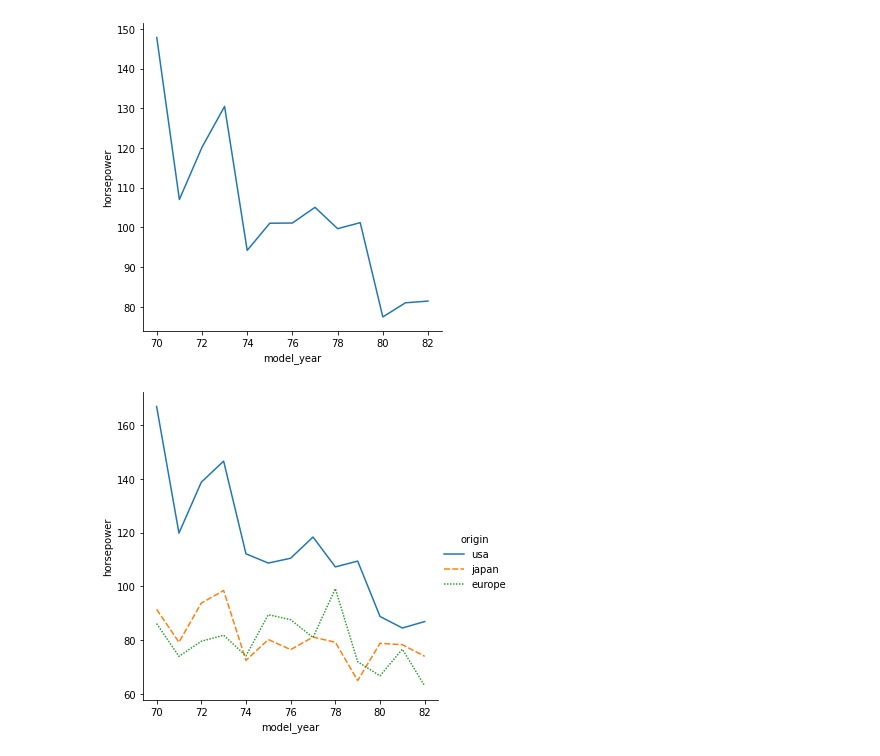
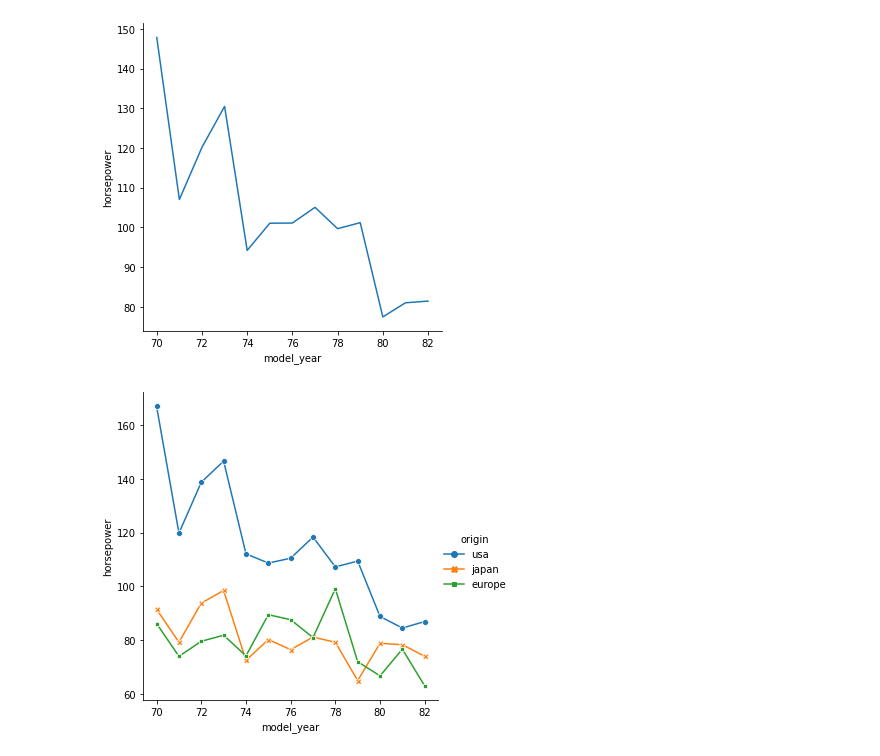
Before and after one commit to ishtiakrongon/Datacamp-Introduction_to_Data_Visualization_with_Seaborn, a Jupyter notebook: Visualizing two quantitative variables.ipynb, the cells around one changed output. Cells and saved outputs as stored; diff of their text form; code cells hidden in the pictures.

```diff
--- a/Visualizing two quantitative variables.ipynb
+++ b/Visualizing two quantitative variables.ipynb
@@ -320,10 +320,10 @@ sns.relplot(
 # %%
 # Change to create subgroups for country of origin
 sns.relplot(x="model_year", y="horsepower",
             data=mpg, kind="line",
-            ci=None, style = "origin", hue = "origin")
+            ci=None, style = "origin", hue = "origin", markers = True, dashes = False)
 
 # Show plot
 plt.show()
 # %% [output]
-[figure, old version]
+[figure, new version]
```
Also changed, not shown: 1 other file.
